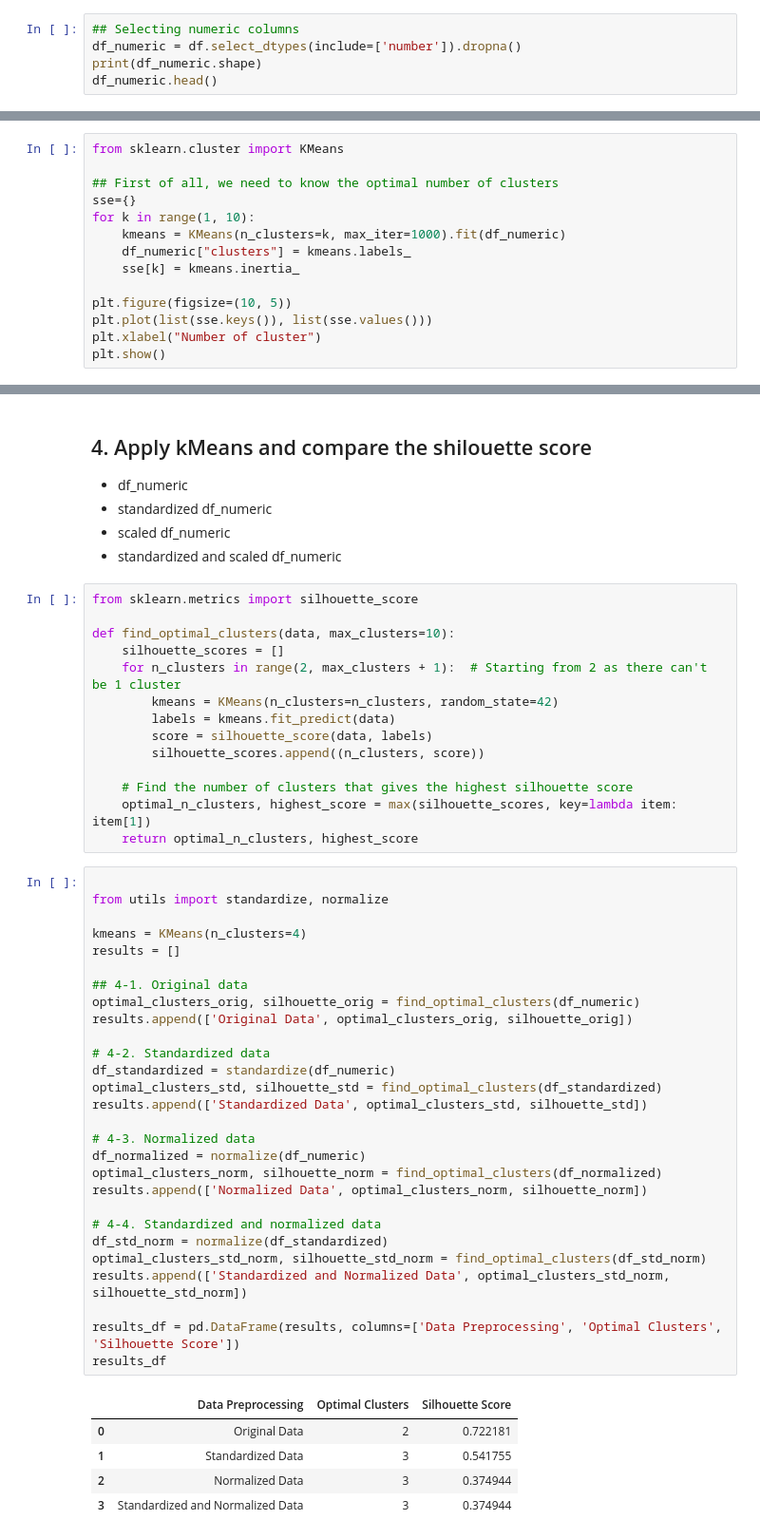
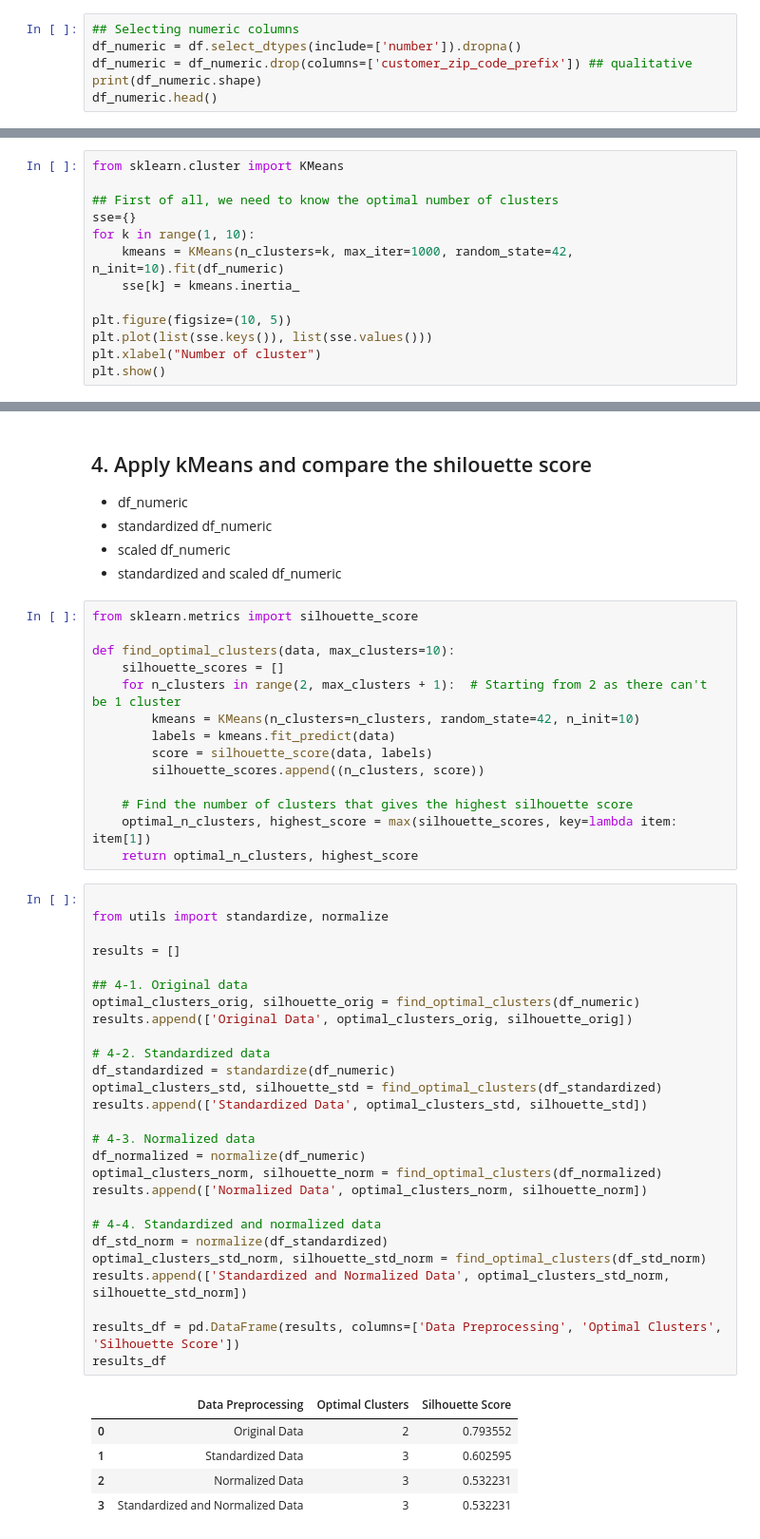
Before and after one commit to Yuki-bach/marketing, a Jupyter notebook: notebooks/methodology_kmeans.ipynb, the cells around one changed output, grey strips where cells are left out. Shown at 95% size. Drawn from its saved outputs; the diff is of its cells as text.

```diff
--- a/notebooks/methodology_kmeans.ipynb
+++ b/notebooks/methodology_kmeans.ipynb
@@ -61,6 +72,7 @@ df_description
 # %%
 ## Selecting numeric columns
 df_numeric = df.select_dtypes(include=['number']).dropna()
+df_numeric = df_numeric.drop(columns=['customer_zip_code_prefix']) ## qualitative
 print(df_numeric.shape)
 df_numeric.head()
 # %% [output]
@@ -79,8 +91,7 @@ from sklearn.cluster import KMeans
 ## First of all, we need to know the optimal number of clusters
 sse={}
 for k in range(1, 10):
-    kmeans = KMeans(n_clusters=k, max_iter=1000).fit(df_numeric)
-    df_numeric["clusters"] = kmeans.labels_
+    kmeans = KMeans(n_clusters=k, max_iter=1000, random_state=42, n_init=10).fit(df_numeric)
     sse[k] = kmeans.inertia_
 
 plt.figure(figsize=(10, 5))
@@ -104,7 +116,7 @@ from sklearn.metrics import silhouette_score
 def find_optimal_clusters(data, max_clusters=10):
     silhouette_scores = []
     for n_clusters in range(2, max_clusters + 1):  # Starting from 2 as there can't be 1 cluster
-        kmeans = KMeans(n_clusters=n_clusters, random_state=42)
+        kmeans = KMeans(n_clusters=n_clusters, random_state=42, n_init=10)
         labels = kmeans.fit_predict(data)
         score = silhouette_score(data, labels)
         silhouette_scores.append((n_clusters, score))
@@ -115,35 +127,34 @@ def find_optimal_clusters(data, max_clusters=10):
 # %%
 
 from utils import standardize, normalize
 
-kmeans = KMeans(n_clusters=4)
 results = []
 
 ## 4-1. Original data
 optimal_clusters_orig, silhouette_orig = find_optimal_clusters(df_numeric)
 results.append(['Original Data', optimal_clusters_orig, silhouette_orig])
 
 # 4-2. Standardized data
 df_standardized = standardize(df_numeric)
 optimal_clusters_std, silhouette_std = find_optimal_clusters(df_standardized)
 results.append(['Standardized Data', optimal_clusters_std, silhouette_std])
 
 # 4-3. Normalized data
 df_normalized = normalize(df_numeric)
 optimal_clusters_norm, silhouette_norm = find_optimal_clusters(df_normalized)
 results.append(['Normalized Data', optimal_clusters_norm, silhouette_norm])
 
 # 4-4. Standardized and normalized data
 df_std_norm = normalize(df_standardized)
 optimal_clusters_std_norm, silhouette_std_norm = find_optimal_clusters(df_std_norm)
 results.append(['Standardized and Normalized Data', optimal_clusters_std_norm, silhouette_std_norm])
 
 results_df = pd.DataFrame(results, columns=['Data Preprocessing', 'Optimal Clusters', 'Silhouette Score'])
 results_df
 # %% [output]
 |  | Data Preprocessing | Optimal Clusters | Silhouette Score |
-| 0 | Original Data | 2 | 0.722181 |
-| 1 | Standardized Data | 3 | 0.541755 |
-| 2 | Normalized Data | 3 | 0.374944 |
-| 3 | Standardized and Normalized Data | 3 | 0.374944 |
+| 0 | Original Data | 2 | 0.793552 |
+| 1 | Standardized Data | 3 | 0.602595 |
+| 2 | Normalized Data | 3 | 0.532231 |
+| 3 | Standardized and Normalized Data | 3 | 0.532231 |
 # %% [markdown]
```
Also changed, not shown: parts of 10 cells of this notebook, 2 other files.
